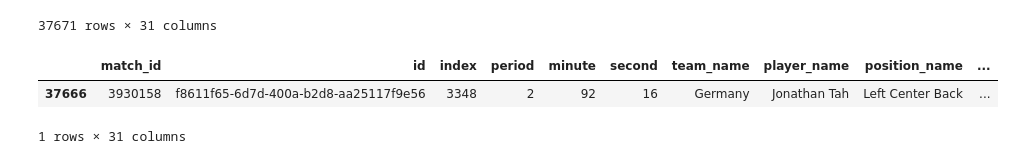
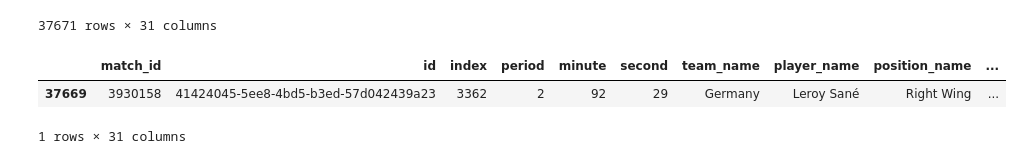
Before and after one commit to FHaddad99/360-Analysis, a Jupyter notebook: Adding EPV to 360 Data.ipynb, the cells around one changed output. Cells and saved outputs as stored; diff of their text form; code cells hidden in the pictures.

```diff
--- a/Adding EPV to 360 Data.ipynb
+++ b/Adding EPV to 360 Data.ipynb
@@ -86,12 +86,11 @@ final_event_data
 | 187857 | 0700efdb-e095-444c-94f7-dc2fe28dba02 | 3373 | 2 | 00:48:39.800000 | 93 | 39 | 138 | 0.000000 | 3930158 | 34 | ... |
 187858 rows × 87 columns
 # %%
-import os
-import json
-import pandas as pd
+# Path to the directory containing 360 JSON files
+path_to_360_files = r'C:\Users\PC\OneDrive\Documents\GitHub\open-data\data\three-sixty'
 
-# Path to the directory containing 360 JSON files
-path_to_360_files = '/Users/fadihaddad/Documents/GitHub/open-data/data/three-sixty/'
+                    #MAC file path
+                    #'/Users/fadihaddad/Documents/GitHub/open-data/data/three-sixty/'
 
 # Initialize a list to store the merged DataFrames
 merged_data_list = []
@@ -188,9 +198,9 @@ passes_df
 | 37670 | 3930158 | e4e23d31-0422-4527-b0ba-7ff04e7e1fde | 3365 | 2 | 92 | 30 | Germany | Thomas Müller | Left Wing | ... |
 37671 rows × 31 columns
 # %%
-filtered_df = passes_df[(passes_df['match_id'] == 3930158) & (passes_df['index'] == 3348)]
+filtered_df = passes_df[(passes_df['match_id'] == 3930158) & (passes_df['index'] == 3362)]
 filtered_df
 # %% [output]
 |  | match_id | id | index | period | minute | second | team_name | player_name | position_name | ... |
-| 37666 | 3930158 | f8611f65-6d7d-400a-b2d8-aa25117f9e56 | 3348 | 2 | 92 | 16 | Germany | Jonathan Tah | Left Center Back | ... |
+| 37669 | 3930158 | 41424045-5ee8-4bd5-b3ed-57d042439a23 | 3362 | 2 | 92 | 29 | Germany | Leroy Sané | Right Wing | ... |
 1 rows × 31 columns
```
Also changed, not shown: parts of 33 cells of this notebook.
